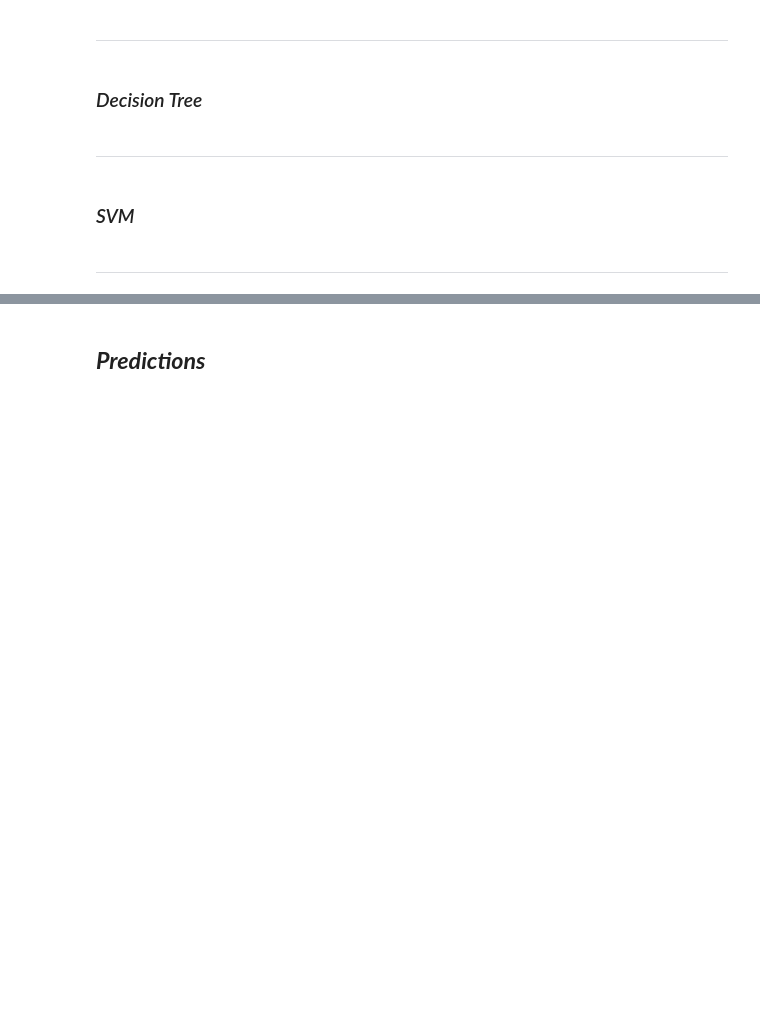
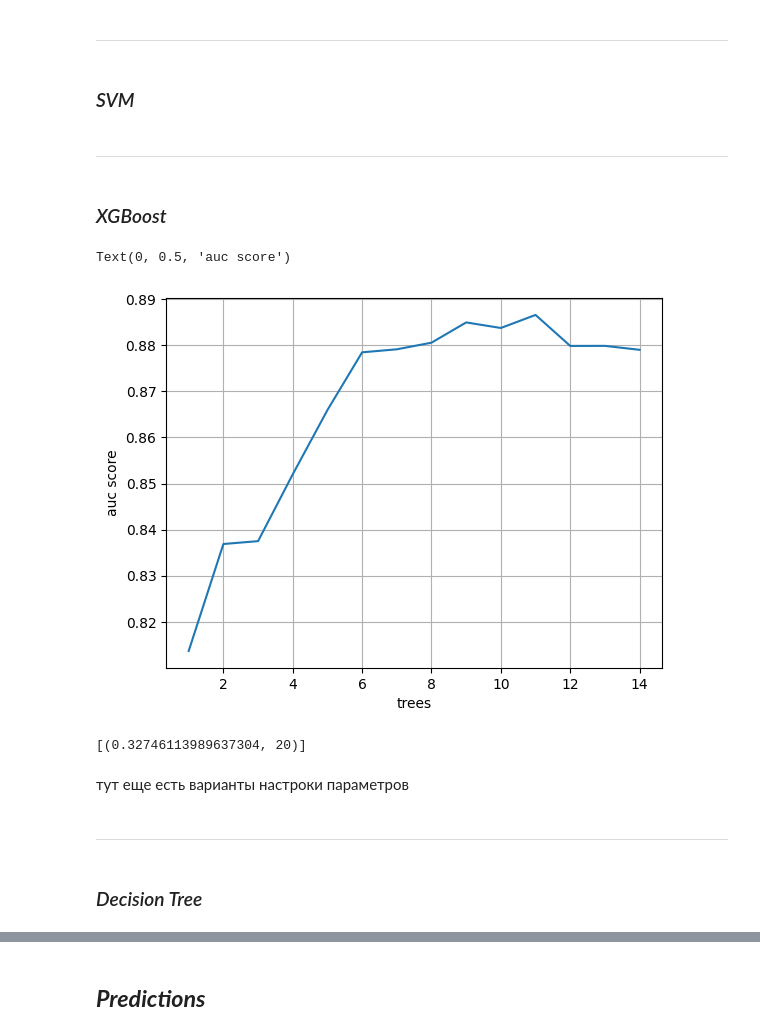
Before and after one commit to julianzim/toxic_comment_detection, a Jupyter notebook: toxic_comment_detection.ipynb, the cells around one changed output, grey strips where cells are left out. Cells and saved outputs as stored; diff of their text form; code cells hidden in the pictures; blank space fills up the shorter version.

```diff
--- a/toxic_comment_detection.ipynb
+++ b/toxic_comment_detection.ipynb
@@ -246,7 +259,11 @@ weighted avg     0.8398    0.8110    0.7889      2883
 # %%
 scores = []
 for alpha in np.linspace(0.0001, 0.001, 100):
-    sgd_grid = SGDClassifier(loss='log_loss', alpha=alpha, early_stopping=True, validation_fraction=0.2, random_state=0)
+    sgd_grid = SGDClassifier(loss='log_loss',
+                             alpha=alpha,
+                             early_stopping=True,
+                             validation_fraction=0.2,
+                             random_state=0)
     sgd_grid.fit(x_train, y_train)
     prec = precision_score(y_test, sgd_grid.predict(x_test))
     rec = recall_score(y_test, sgd_grid.predict(x_test))
@@ -279,9 +296,27 @@ print(classification_report(y_test, sgd.predict(x_test), digits=4))
 weighted avg     0.8406    0.8120    0.7903      2883
 # %% [markdown]
 ___
-# %% [markdown]
-### _Decision Tree_
-# %% [markdown]
-___
 # %% [markdown]
 ### _SVM_
+# %% [markdown]
+___
+# %% [markdown]
+### _XGBoost_
+# %%
+from sklearn.model_selection import cross_val_score
+
+trees = [1] + list(range(2, 15))
+xgb_scoring = []
+for tree in trees:
+    xgb = XGBClassifier(n_estimators=tree)
+    score = cross_val_score(xgb, x_train, y_train, scoring='precision', cv=3)
+    xgb_scoring.append(score)
+xgb_scoring = np.asmatrix(xgb_scoring)
+
+plt.plot(trees, xgb_scoring.mean(axis=1), label='XGBoost')
+plt.grid(True)
+plt.xlabel('trees')
+plt.ylabel('auc score')
+# %% [output]
+Text(0, 0.5, 'auc score')
+[figure, added]
@@ -288,2 +333,10 @@ ___
+# %%
+scores
+# %% [output]
+[(0.32746113989637304, 20)]
+# %% [markdown]
+тут еще есть варианты настроки параметров
 # %% [markdown]
 ___
+# %% [markdown]
+### _Decision Tree_
```
Also changed, not shown: parts of 9 cells of this notebook.
